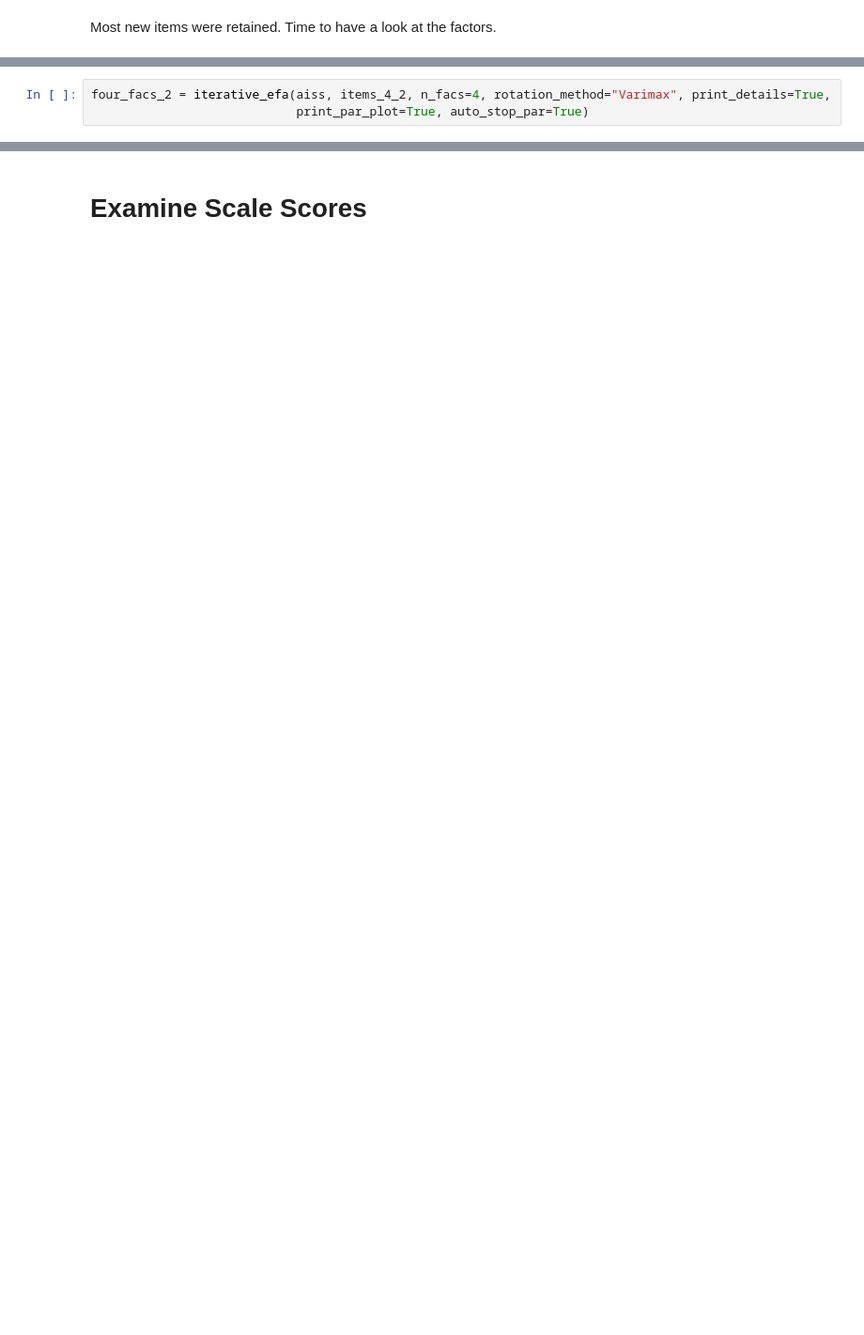
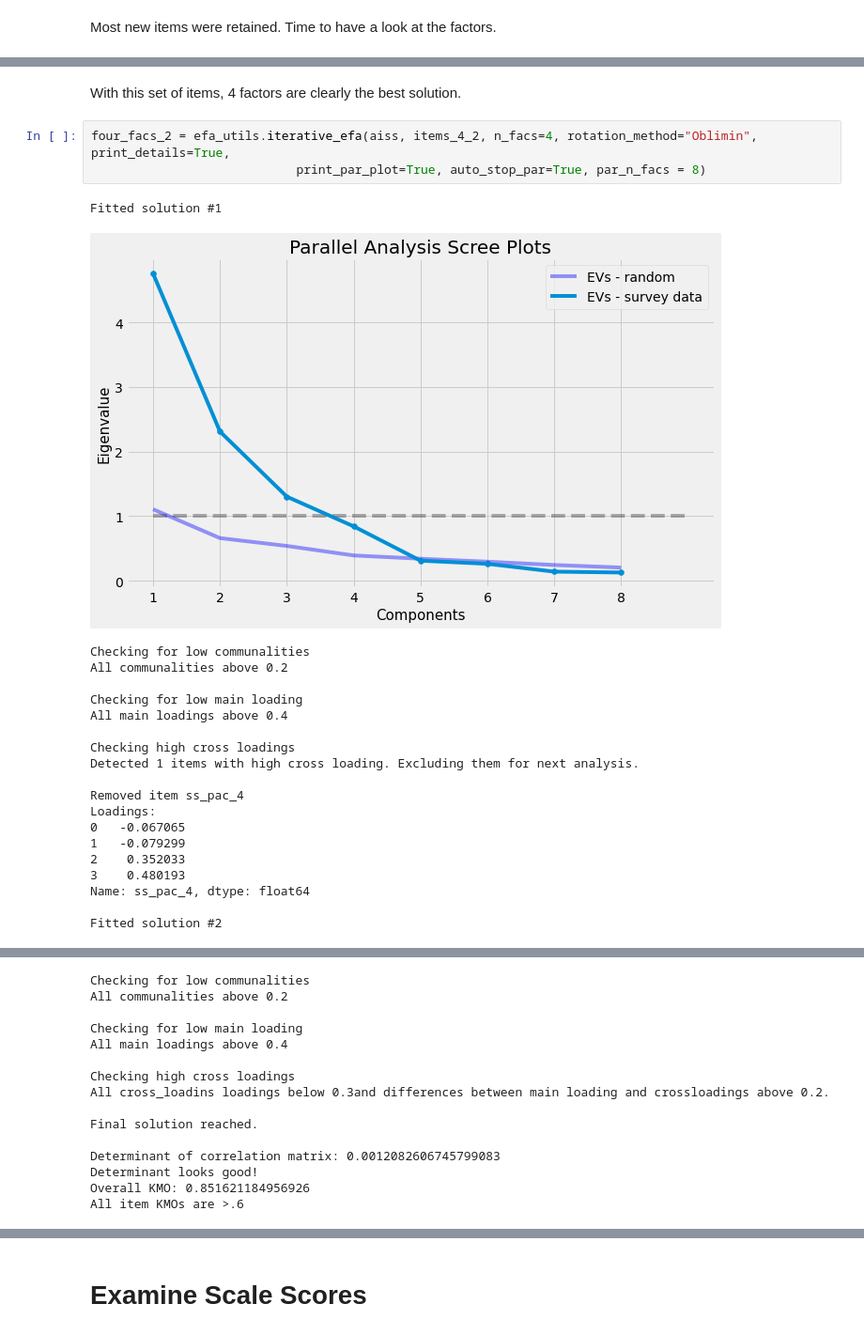
Before and after one commit to MWiechmann/ai_story_scale, a Jupyter notebook: study1_scale_construction/step_2_scale_construction_efa.ipynb, the cells around one changed output, grey strips where cells are left out. Shown at 94% size. Saved outputs shown, nothing was run; the diff lists cells and outputs as text; blank space fills up the shorter version.

```diff
--- a/study1_scale_construction/step_2_scale_construction_efa.ipynb
+++ b/study1_scale_construction/step_2_scale_construction_efa.ipynb
@@ -1119,3 +1274,26 @@ print(efa.phi_)
+# %% [markdown]
+With this set of items, 4 factors are clearly the best solution.
 # %%
-four_facs_2 = iterative_efa(aiss, items_4_2, n_facs=4, rotation_method="Varimax", print_details=True,
-                            print_par_plot=True, auto_stop_par=True)
+four_facs_2 = efa_utils.iterative_efa(aiss, items_4_2, n_facs=4, rotation_method="Oblimin", print_details=True,
+                            print_par_plot=True, auto_stop_par=True, par_n_facs = 8)
+# %% [output]
+Fitted solution #1
+[figure, added]
+Checking for low communalities
+All communalities above 0.2
+
+Checking for low main loading
+All main loadings above 0.4
+
+Checking high cross loadings
+Detected 1 items with high cross loading. Excluding them for next analysis.
+
+Removed item ss_pac_4
+Loadings:
+0   -0.067065
+1   -0.079299
+2    0.352033
+3    0.480193
+Name: ss_pac_4, dtype: float64
+
+Fitted solution #2
@@ -1122 +1301,16 @@ four_facs_2 = iterative_efa(aiss, items_4_2, n_facs=4, rotation_method="Varimax"
+Checking for low communalities
+All communalities above 0.2
+
+Checking for low main loading
+All main loadings above 0.4
+
+Checking high cross loadings
+All cross_loadins loadings below 0.3and differences between main loading and crossloadings above 0.2.
+
+Final solution reached.
+
+Determinant of correlation matrix: 0.0012082606745799083
+Determinant looks good!
+Overall KMO: 0.851621184956926
+All item KMOs are >.6
 # %%
```
Also changed, not shown: parts of 39 cells of this notebook.
